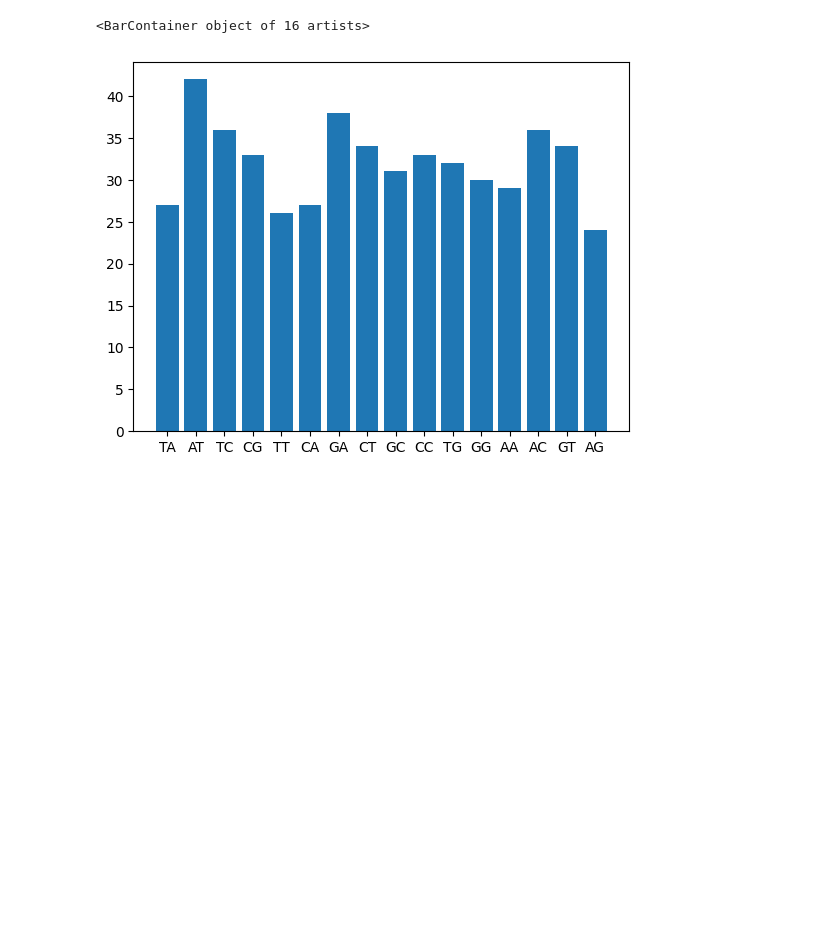
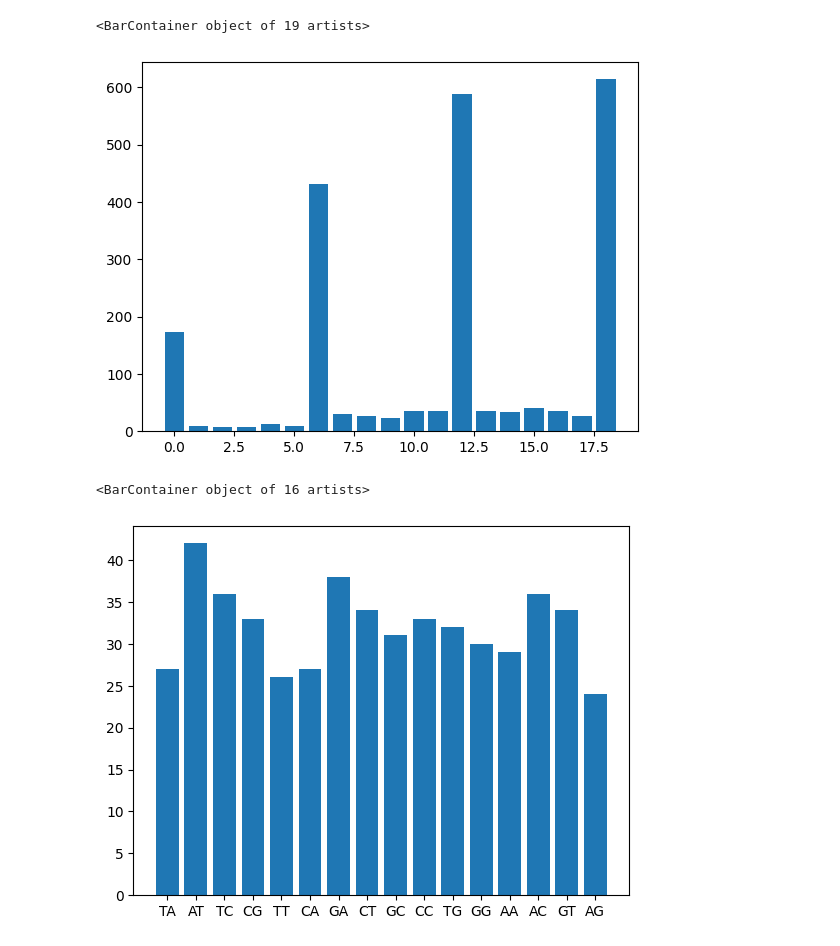
Before and after one commit to PKopel/dna-cipher, a Jupyter notebook: analysis/analysis.ipynb, the cells around one changed output. Saved outputs shown, nothing was run; the diff lists cells and outputs as text; code cells hidden in the pictures; blank space fills up the shorter version.

```diff
--- a/analysis/analysis.ipynb
+++ b/analysis/analysis.ipynb
@@ -3,22 +3,31 @@ class Task:
     key = []
     msg = []
     enc = []
+    introns = []
 
     def __str__(self) -> str:
         return f'key: {self.key}\nmsg: {self.msg}\nenc: {self.enc}'
 # %%
 import ast
 
-with open('./logs_ust.txt') as logfile:
-    lines = logfile.readlines()
+def parse_task(log_file):
+    with open(log_file) as logfile:
+        lines = logfile.readlines()
 
-task = Task()
+    task = Task()
 
-for line in lines:
-    key, value = line.split('=')
-    if 'key' in key:
-        task.key = ''.join(ast.literal_eval(value))
-    elif 'msg' in key:
-        task.msg = ''.join(ast.literal_eval(value))
-    elif 'enc' in key:
-        task.enc = ''.join(ast.literal_eval(value))
+    for line in lines:
+        key, value = line.split('=')
+        if 'key' in key:
+            task.key = ''.join(ast.literal_eval(value))
+        elif 'msg' in key:
+            task.msg = ''.join(ast.literal_eval(value))
+        elif 'enc' in key:
+            task.enc = ''.join(ast.literal_eval(value))
+        elif 'intron_len' in key:
+            task.introns.append(ast.literal_eval(value))
+
+    return task
+# %%
+task = parse_task('./logs.txt')
+task_2 = parse_task('./logs_2.txt')
@@ -29,6 +44,12 @@ import matplotlib.pyplot as plt
 def count_ngrams(data, n = 2):
     chunks = [data[i:i+n] for i in range(0, len(data), n)]
     return Counter(chunks)
+# %%
+intron_lens = Counter(task.introns)
+plt.bar(intron_lens.keys(), intron_lens.values())
+# %% [output]
+<BarContainer object of 19 artists>
+[figure, added]
 # %%
 keys_2 = count_ngrams(task.key)
 plt.bar(keys_2.keys(), keys_2.values())
```
Also changed, not shown: parts of 1 cell of this notebook, 1 other file.
